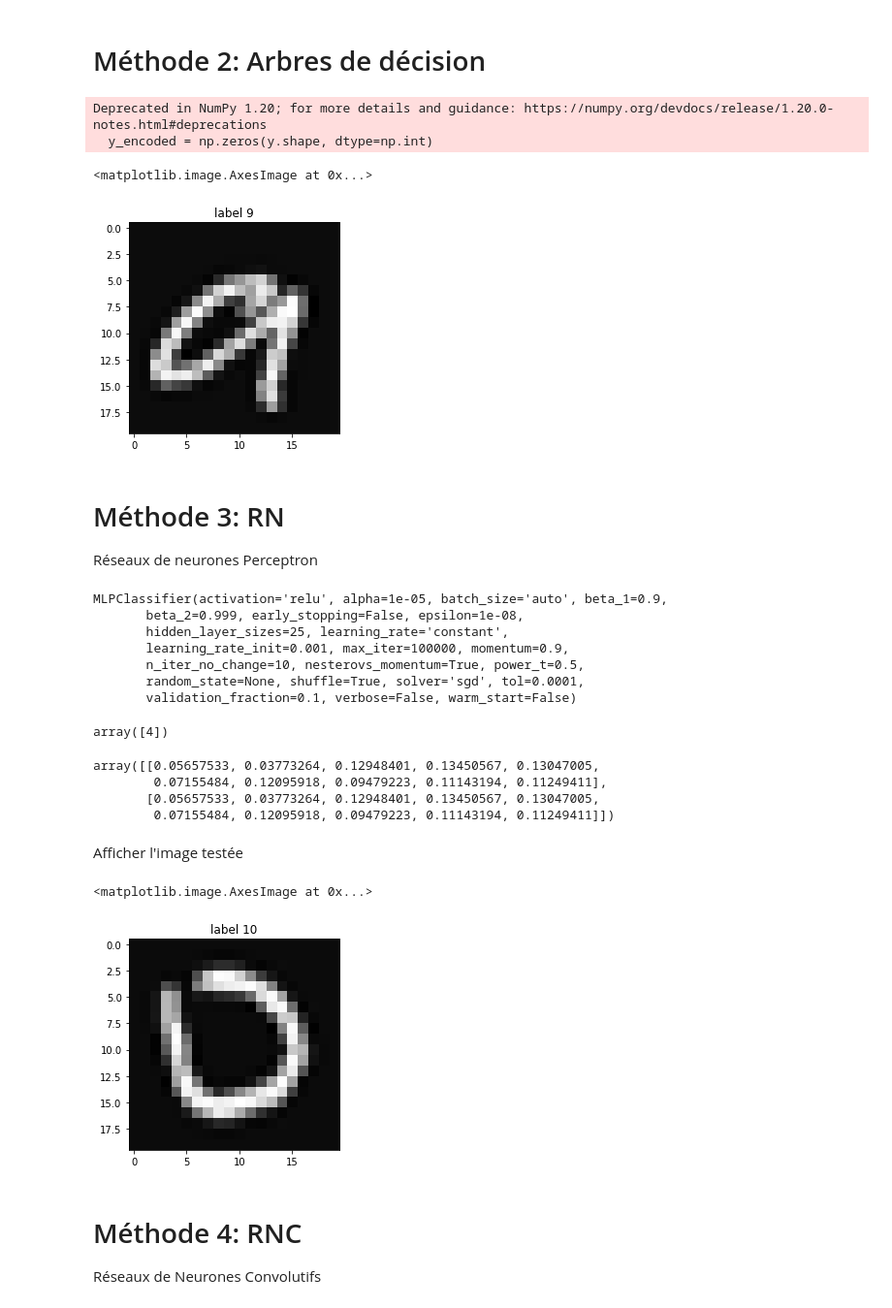
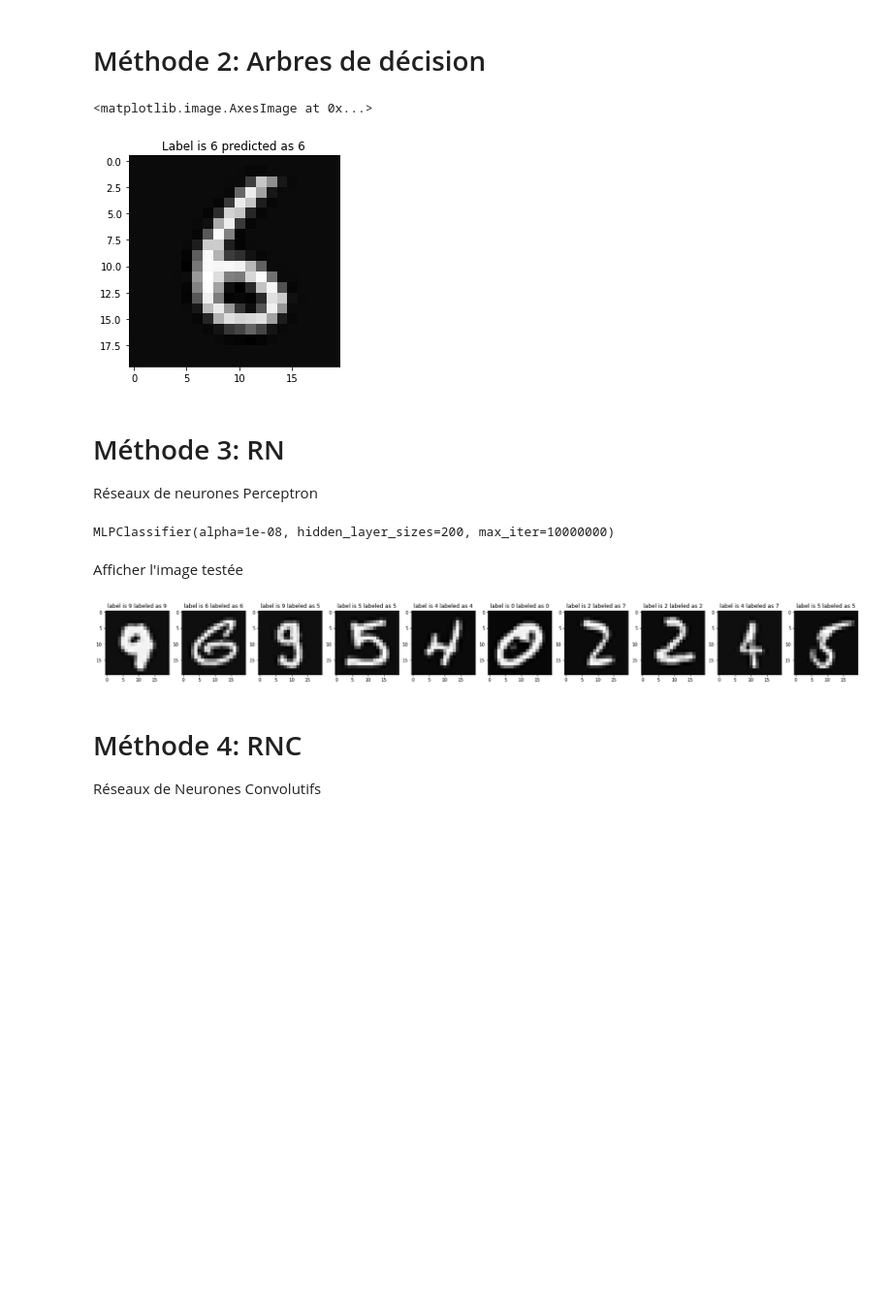
Before and after one commit to Biline-dev/IARN, a Jupyter notebook: TP1_IARN.ipynb, the cells around one changed output. Shown: that part at 97% size. Saved outputs shown, nothing was run; the diff lists cells and outputs as text; code cells hidden in the pictures; blank space fills up the shorter version.

```diff
--- a/TP1_IARN.ipynb
+++ b/TP1_IARN.ipynb
@@ -93,2 +210,4 @@ ttRatio=1/3
+# %%
+Xt, Xtt, Yt, Ytt = train_test_split(X, Y, random_state=0, test_size=ttRatio)
 # %% [markdown]
 # Méthode 0: K- Plus Proches Voisins
@@ -126,61 +291,46 @@ model = DecisionTreeClassifier()
 # Entrainer le modèle
 model = model.fit(Xt, Yt)
 # Prediction
-y_pred = model.predict(Xtt)
+y_pred_dt = model.predict(Xtt)
-# %% [output]
-Deprecated in NumPy 1.20; for more details and guidance: https://numpy.org/devdocs/release/1.20.0-notes.html#deprecations
-  y_encoded = np.zeros(y.shape, dtype=np.int)
 # %%
 # tester une image
-c= 3
-y_pred[c]
+c = random.randint(Xtt.shape[0])
+y_pred_dt[c]
 a = Xtt[c,:].reshape((20, 20))
-a=np.transpose(a)
-plt.title('label '+ str(Ytt[c]))
+a = np.transpose(a)
+plt.title(f"Label is {Ytt[c]} predicted as {y_pred_dt[c]}")
 plt.imshow(a,cmap='gray')
 # %% [output]
 <matplotlib.image.AxesImage at 0x...>
-[figure, old version]
+[figure, new version]
 # %% [markdown]
 # Méthode 3: RN
 Réseaux de neurones Perceptron
 # %%
-model = MLPClassifier(solver='sgd', alpha=1e-5, hidden_layer_sizes=(25),max_iter=100000)
-Xt, Xtt, Yt, Ytt = train_test_split(X, Y, random_state=0, test_size=0.7)
+model = MLPClassifier(solver='adam', alpha=1e-8, hidden_layer_sizes=(200),max_iter=10_000_000)
 model.fit(Xt, Yt)
 # %% [output]
-MLPClassifier(activation='relu', alpha=1e-05, batch_size='auto', beta_1=0.9,
-       beta_2=0.999, early_stopping=False, epsilon=1e-08,
-       hidden_layer_sizes=25, learning_rate='constant',
-       learning_rate_init=0.001, max_iter=100000, momentum=0.9,
-       n_iter_no_change=10, nesterovs_momentum=True, power_t=0.5,
-       random_state=None, shuffle=True, solver='sgd', tol=0.0001,
-       validation_fraction=0.1, verbose=False, warm_start=False)
+MLPClassifier(alpha=1e-08, hidden_layer_sizes=200, max_iter=10000000)
-# %%
-# Choisir un image de test
-c=0
 # %%
-model.predict([Xtt[c,:]])
+y_pred_nn = model.predict(Xtt)
-# %% [output]
-array([4])
 # %%
 # pour ROC, il faudra les probabilités:
-model.predict_proba([Xtt[c,:]])
+y_pred_nn_proba = model.predict_proba(Xtt)
-# %% [output]
-array([[0.05657533, 0.03773264, 0.12948401, 0.13450567, 0.13047005,
-        0.07155484, 0.12095918, 0.09479223, 0.11143194, 0.11249411],
-       [0.05657533, 0.03773264, 0.12948401, 0.13450567, 0.13047005,
-        0.07155484, 0.12095918, 0.09479223, 0.11143194, 0.11249411]])
 # %% [markdown]
 Afficher l'image testée
 # %%
-a = Xtt[c,:].reshape((20, 20))
-a=np.transpose(a)
-plt.title('label '+ str(Ytt[c]))
-plt.imshow(a,cmap='gray')
+n = 10
+plt.figure(figsize=(30,8))
+for i in range(n):
+    c = random.randint(Xtt.shape[0])
+    a = Xtt[c,:].reshape((20, 20))
+    a = np.transpose(a)
+
+    plt.subplot(1, n, i+1)
+    plt.title(f"label is {Ytt[c]} labeled as {y_pred_nn[c]}")
+    plt.imshow(a, cmap='gray')
 # %% [output]
-<matplotlib.image.AxesImage at 0x...>
-[figure, old version]
+[figure, new version]
 # %% [markdown]
 # Méthode 4: RNC
 Réseaux de Neurones Convolutifs
```
Also changed, not shown: parts of 34 cells of this notebook.
